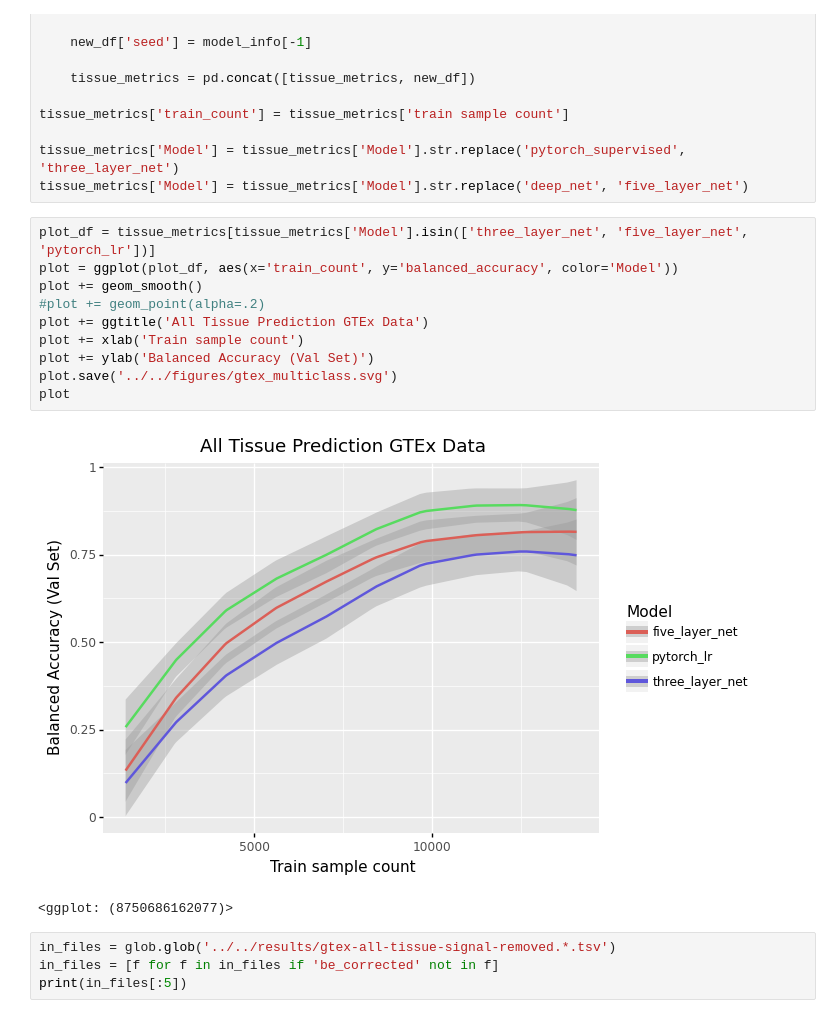
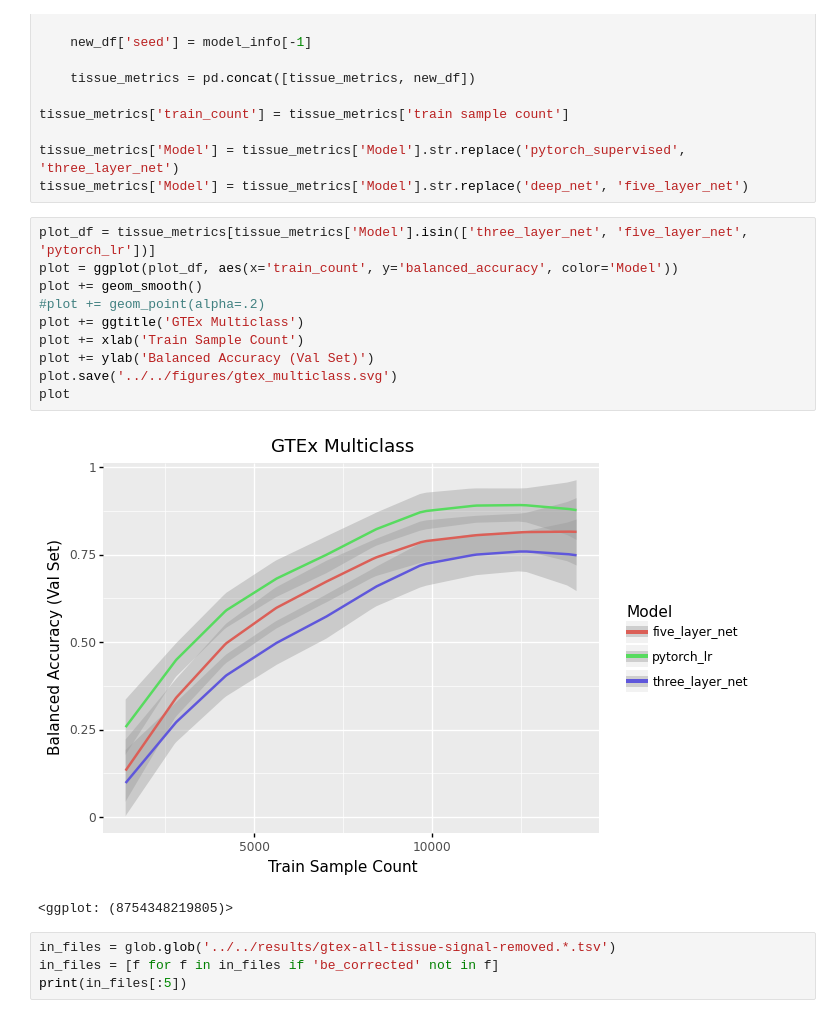
Before and after one commit to greenelab/linear_signal, a Jupyter notebook: notebook/analysis/benchmark_results.ipynb, the cells around one changed output. Cells and saved outputs as stored; diff of their text form.

```diff
--- a/notebook/analysis/benchmark_results.ipynb
+++ b/notebook/analysis/benchmark_results.ipynb
@@ -567,16 +604,16 @@ tissue_metrics['Model'] = tissue_metrics['Model'].str.replace('deep_net', 'five_
 # %%
 plot_df = tissue_metrics[tissue_metrics['Model'].isin(['three_layer_net', 'five_layer_net', 'pytorch_lr'])]
 plot = ggplot(plot_df, aes(x='train_count', y='balanced_accuracy', color='Model'))
 plot += geom_smooth()
 #plot += geom_point(alpha=.2)
-plot += ggtitle('All Tissue Prediction GTEx Data')
-plot += xlab('Train sample count')
+plot += ggtitle('GTEx Multiclass')
+plot += xlab('Train Sample Count')
 plot += ylab('Balanced Accuracy (Val Set)')
 plot.save('../../figures/gtex_multiclass.svg')
 plot
 # %% [output]
-[figure, old version]
+[figure, new version]
-<ggplot: (8750686162077)>
+<ggplot: (8754348219805)>
 # %%
 in_files = glob.glob('../../results/gtex-all-tissue-signal-removed.*.tsv')
 in_files = [f for f in in_files if 'be_corrected' not in f]
```
Also changed, not shown: parts of 48 cells of this notebook.
